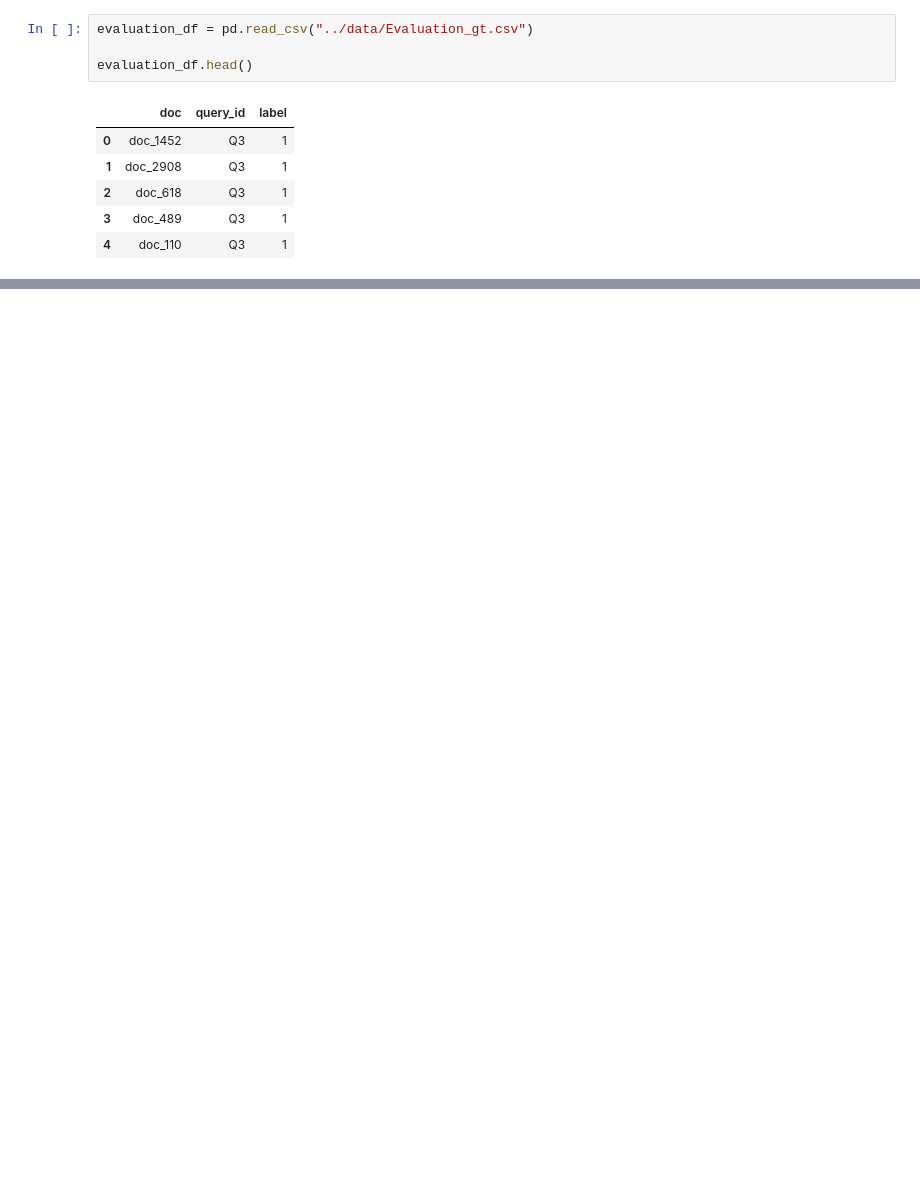
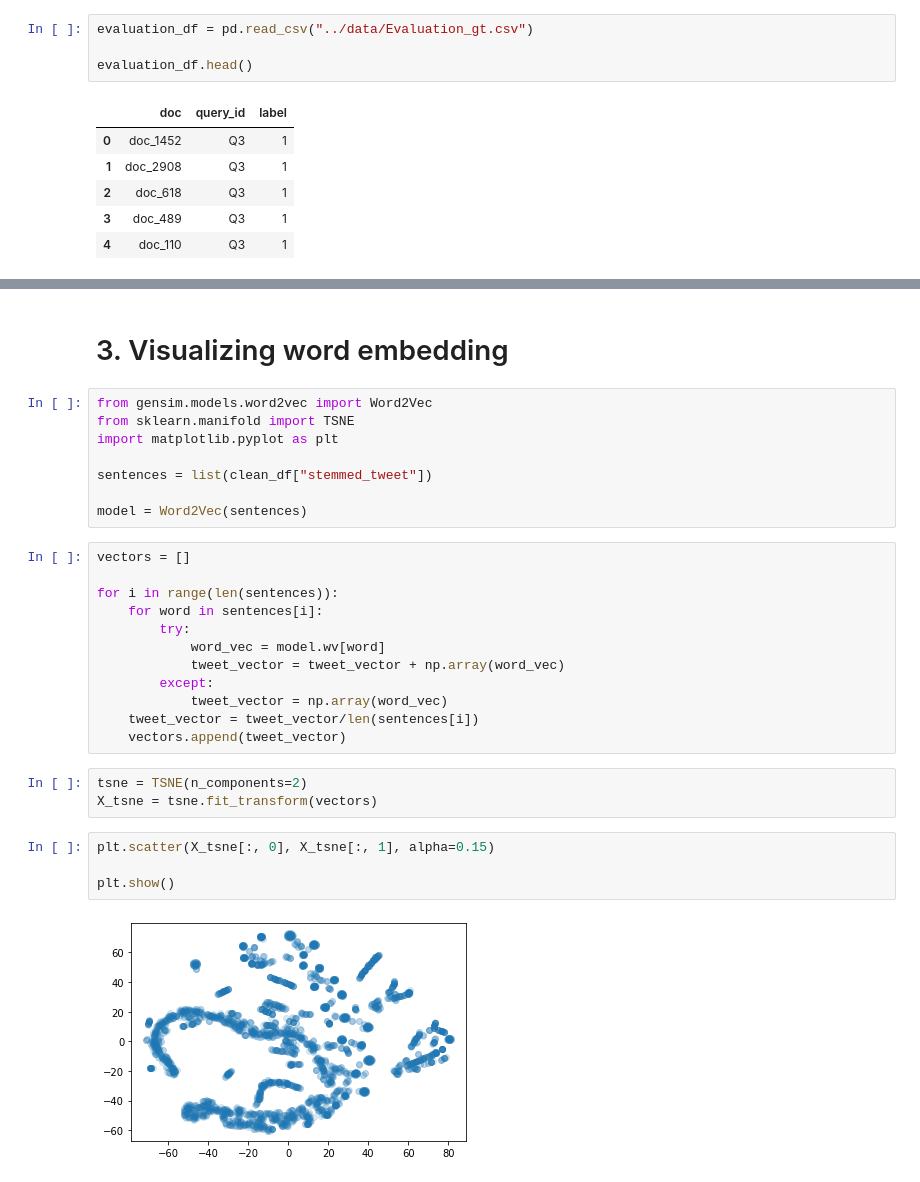
Before and after one commit to gaelribes/IRWA_202324, a Jupyter notebook: PART 2/deliverable_part2.ipynb, the cells around one changed output, grey strips where cells are left out. Drawn from its saved outputs; the diff is of its cells as text; blank space fills up the shorter version.

```diff
--- a/PART 2/deliverable_part2.ipynb
+++ b/PART 2/deliverable_part2.ipynb
@@ -649,0 +666,31 @@ TypeError: 'float' object is not callable
+# %% [markdown]
+# 3. Visualizing word embedding
+# %%
+from gensim.models.word2vec import Word2Vec
+from sklearn.manifold import TSNE
+import matplotlib.pyplot as plt
+
+sentences = list(clean_df["stemmed_tweet"])
+
+model = Word2Vec(sentences)
+# %%
+vectors = []
+
+for i in range(len(sentences)):
+    for word in sentences[i]:
+        try:
+            word_vec = model.wv[word]
+            tweet_vector = tweet_vector + np.array(word_vec)
+        except:
+            tweet_vector = np.array(word_vec)
+    tweet_vector = tweet_vector/len(sentences[i])
+    vectors.append(tweet_vector)
+# %%
+tsne = TSNE(n_components=2)
+X_tsne = tsne.fit_transform(vectors)
+# %%
+plt.scatter(X_tsne[:, 0], X_tsne[:, 1], alpha=0.15)
+
+plt.show()
+# %% [output]
+[figure, added]
```
Also changed, not shown: parts of 11 cells of this notebook, 6 other files.
